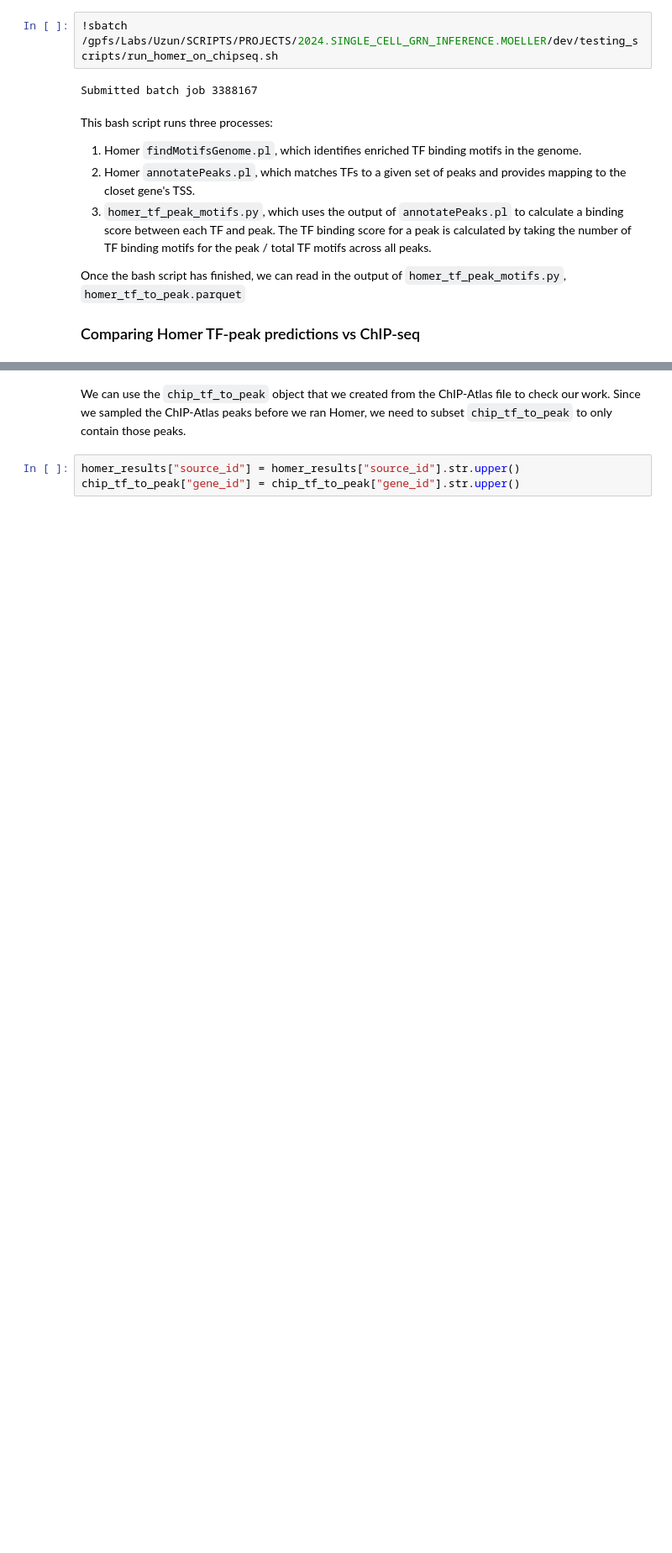
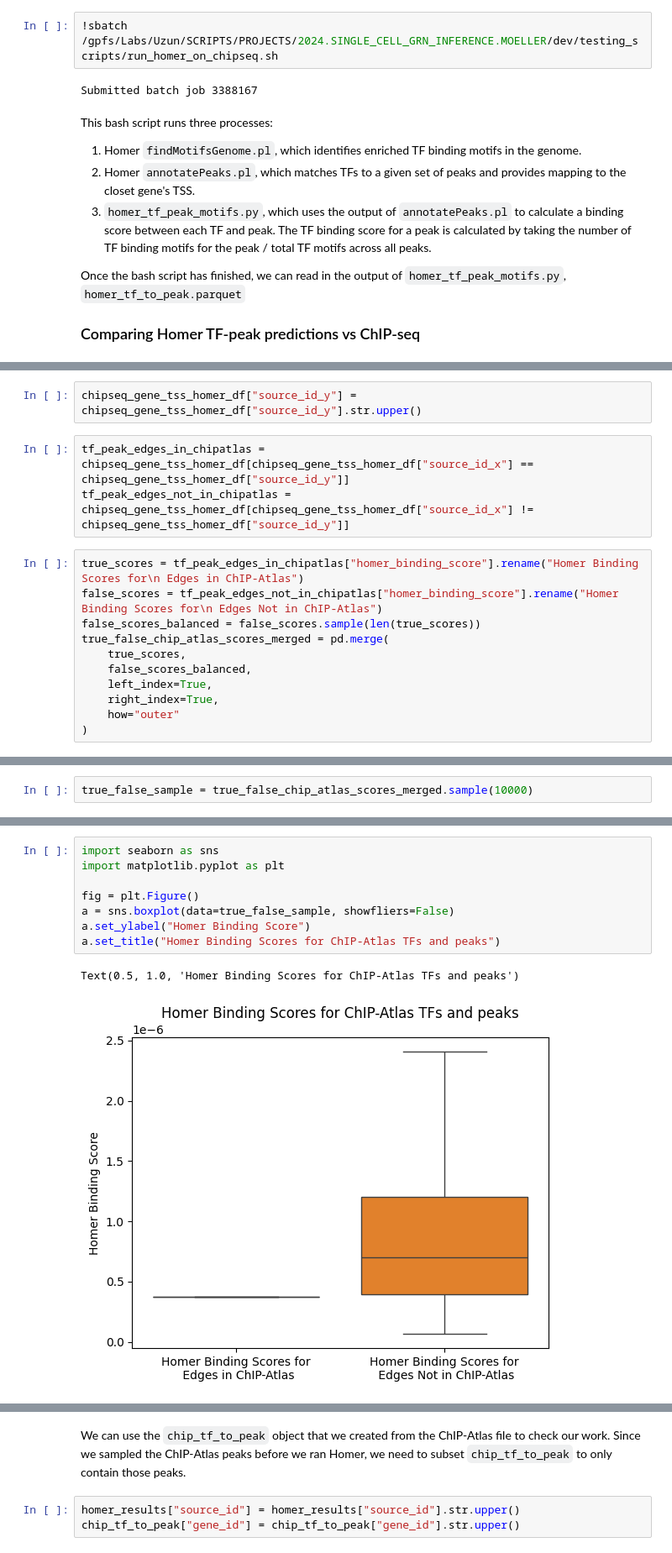
Before and after one commit to emoeller80281/Custom_GRN_Inference, a Jupyter notebook: dev/notebooks/ChIP_seq_testing/chipseq_homer.ipynb, the cells around one changed output, grey strips where cells are left out. Shown at 84% size. Drawn from its saved outputs; the diff is of its cells as text; blank space fills up the shorter version.

```diff
--- a/dev/notebooks/ChIP_seq_testing/chipseq_homer.ipynb
+++ b/dev/notebooks/ChIP_seq_testing/chipseq_homer.ipynb
@@ -215,0 +234,16 @@ homer_results
+# %%
+chipseq_gene_tss_homer_df["source_id_y"] = chipseq_gene_tss_homer_df["source_id_y"].str.upper()
+# %%
+tf_peak_edges_in_chipatlas = chipseq_gene_tss_homer_df[chipseq_gene_tss_homer_df["source_id_x"] == chipseq_gene_tss_homer_df["source_id_y"]]
+tf_peak_edges_not_in_chipatlas = chipseq_gene_tss_homer_df[chipseq_gene_tss_homer_df["source_id_x"] != chipseq_gene_tss_homer_df["source_id_y"]]
+# %%
+true_scores = tf_peak_edges_in_chipatlas["homer_binding_score"].rename("Homer Binding Scores for\n Edges in ChIP-Atlas")
+false_scores = tf_peak_edges_not_in_chipatlas["homer_binding_score"].rename("Homer Binding Scores for\n Edges Not in ChIP-Atlas")
+false_scores_balanced = false_scores.sample(len(true_scores))
+true_false_chip_atlas_scores_merged = pd.merge(
+    true_scores,
+    false_scores_balanced,
+    left_index=True,
+    right_index=True,
+    how="outer"
+)
@@ -215,0 +256,2 @@ homer_results
+# %%
+true_false_sample = true_false_chip_atlas_scores_merged.sample(10000)
@@ -215,0 +264,11 @@ homer_results
+# %%
+import seaborn as sns
+import matplotlib.pyplot as plt
+
+fig = plt.Figure()
+a = sns.boxplot(data=true_false_sample, showfliers=False)
+a.set_ylabel("Homer Binding Score")
+a.set_title("Homer Binding Scores for ChIP-Atlas TFs and peaks")
+# %% [output]
+Text(0.5, 1.0, 'Homer Binding Scores for ChIP-Atlas TFs and peaks')
+[figure, added]
```
Also changed, not shown: parts of 20 cells of this notebook, 7 other files.
